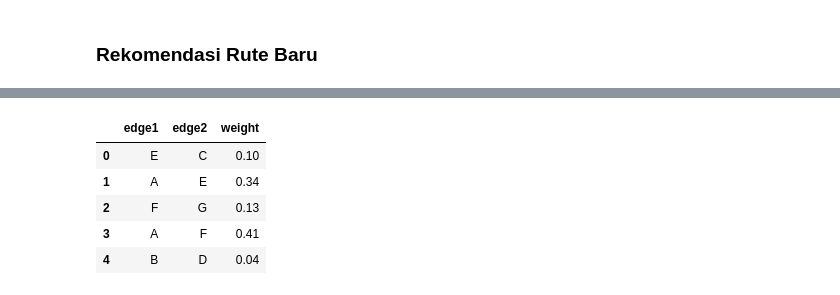
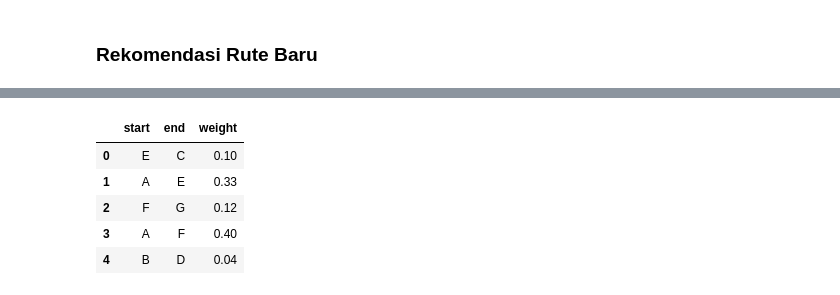
Before and after one commit to IrfanChairurrachman/dijkstra_bulog, a Jupyter notebook: Optimal_Route.ipynb, the cells around one changed output, grey strips where cells are left out. Cells and saved outputs as stored; diff of their text form; code cells hidden in the pictures.

```diff
--- a/Optimal_Route.ipynb
+++ b/Optimal_Route.ipynb
@@ -692,5 +673,5 @@ records['weekly'].value_counts().plot(kind = 'bar');
 # %%
-records['weekofyear'] = records['start_time'].dt.week
+records['weekofyear'] = records['start_time'].dt.isocalendar().week
 
 records['weekofyear'].value_counts().plot(kind = 'bar');
 # %% [output]
@@ -1329,5 +1322,0 @@ Jika kita perhatikan, maka jalur yang melalui jalan tol memiliki cost lebih rend
-# %%
-# records_new = records.drop([7,15])
-records_new = records[~records.duplicated(subset = ['edge1', 'edge2'], keep = 'first')].copy()
-
-records_new[records_new.duplicated(subset = ['edge1', 'edge2'], keep = False)]
@@ -1480,3 +1333,5 @@ import numpy as np
+# %%
+records_new[['add_cost_norm', 'cost_fuel_norm', 'cost_refri_norm']] = normalize(records_new[['add_cost', 'cost_fuel', 'cost_refri']], axis = 0)
 # %%
 records_new.head()
 # %% [output]
@@ -1489,2 +1343,0 @@ records_new.head()
-# %%
-records_new[['add_cost_norm', 'cost_fuel_norm', 'cost_ref_norm']] = normalize(records_new[['add_cost', 'cost_fuel', 'cost_ref']], axis = 0)
@@ -1500,20 +1344,20 @@ records_new.head()
 # %%
 records_new['weight'] = \
     records_new['add_cost_norm'] * 0.5 + \
-    records_new['cost_ref_norm'] * 0.2 + \
+    records_new['cost_refri_norm'] * 0.2 + \
     records_new['cost_fuel_norm'] * 0.3
 
 records_new['weight'] = records_new['weight'].round(2)
 
-data_prio = records_new[['edge1', 'edge2', 'weight']]
+data_prio = records_new[['start', 'end', 'weight']]
 
 data_prio.head()
 # %% [output]
-|  | edge1 | edge2 | weight |
+|  | start | end | weight |
 | 0 | E | C | 0.10 |
-| 1 | A | E | 0.34 |
-| 2 | F | G | 0.13 |
-| 3 | A | F | 0.41 |
+| 1 | A | E | 0.33 |
+| 2 | F | G | 0.12 |
+| 3 | A | F | 0.40 |
 | 4 | B | D | 0.04 |
 # %%
 Graf_prio = nx.Graph()
```
Also changed, not shown: parts of 67 cells of this notebook.
